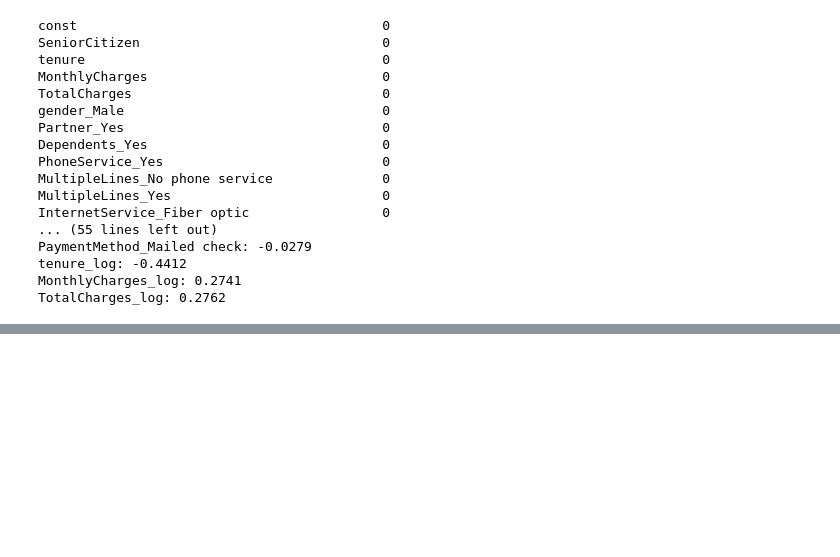
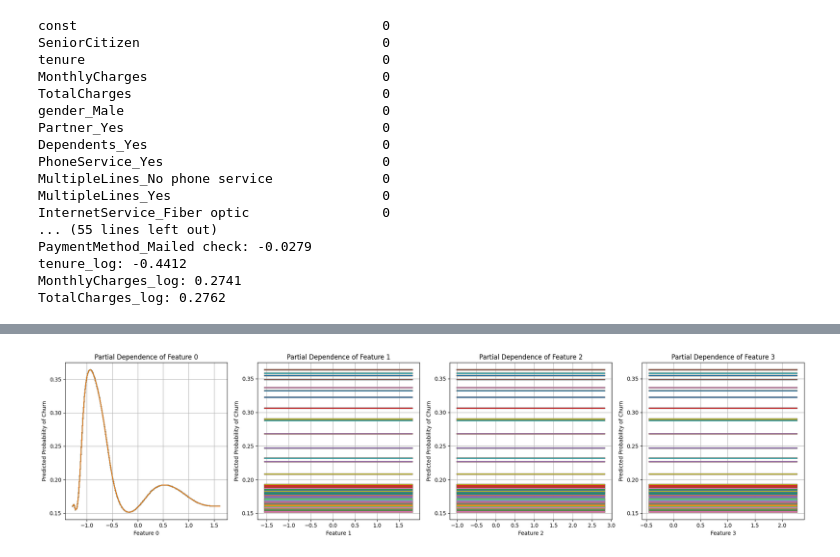
Before and after one commit to ryan9dai/XAI590_Ryan, a Jupyter notebook: XAI_Assignment2.ipynb, the cells around one changed output, grey strips where cells are left out. Drawn from its saved outputs; the diff is of its cells as text; code cells hidden in the pictures; blank space fills up the shorter version.

```diff
--- a/XAI_Assignment2.ipynb
+++ b/XAI_Assignment2.ipynb
@@ -430,0 +614,40 @@ TotalCharges_log: 0.2762
+# %%
+# 1. **Partial Dependence Plots (PDPs)**
+# We will manually create a grid of feature values and plot the effect on the predicted probabilities.
+
+def plot_partial_dependence(model, X, feature_index, feature_name, ax=None):
+    """
+    Generate partial dependence plot for a single feature.
+    """
+    # Create a grid of values for the given feature
+    feature_vals = np.linspace(X[:, feature_index].min(), X[:, feature_index].max(), 100)
+
+    # Make a copy of X to manipulate
+    X_grid = X.copy()
+
+    # Generate predictions for each value in the grid
+    y_pred_prob = []
+    for val in feature_vals:
+        X_grid[:, feature_index] = val  # Set the current feature to the value in the grid
+        X_grid_spline = bsplines.transform(X_grid)
+        y_pred_prob.append(model.predict(exog_smooth=X_grid_spline))
+
+    y_pred_prob = np.array(y_pred_prob)
+
+    # Plot the result
+    ax.plot(feature_vals, y_pred_prob, label=feature_name)
+    ax.set_xlabel(feature_name)
+    ax.set_ylabel('Predicted Probability of Churn')
+    ax.set_title(f"Partial Dependence of {feature_name}")
+    ax.grid(True)
+
+# Plot PDPs for each feature
+num_features = X_scaled.shape[1]
+fig, axes = plt.subplots(nrows=1, ncols=num_features, figsize=(20, 5))
+for i in range(num_features):
+    plot_partial_dependence(gam_result, X_scaled, i, f"Feature {i}", ax=axes[i])
+
+plt.tight_layout()
+plt.show()
+# %% [output]
+[figure, added]
```
Also changed, not shown: parts of 38 cells of this notebook.
